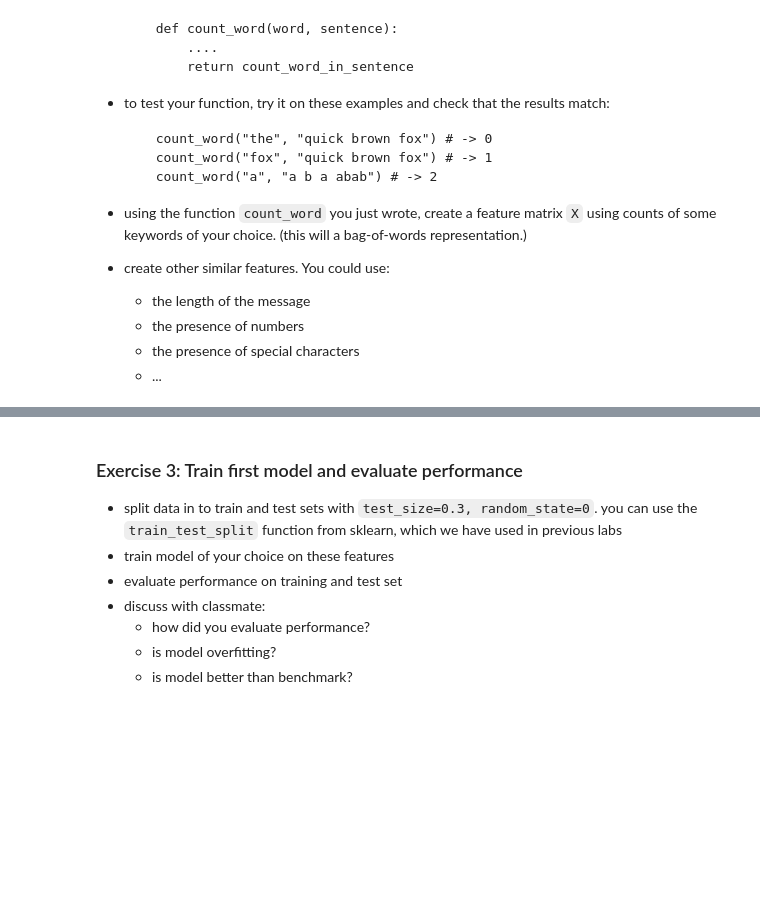
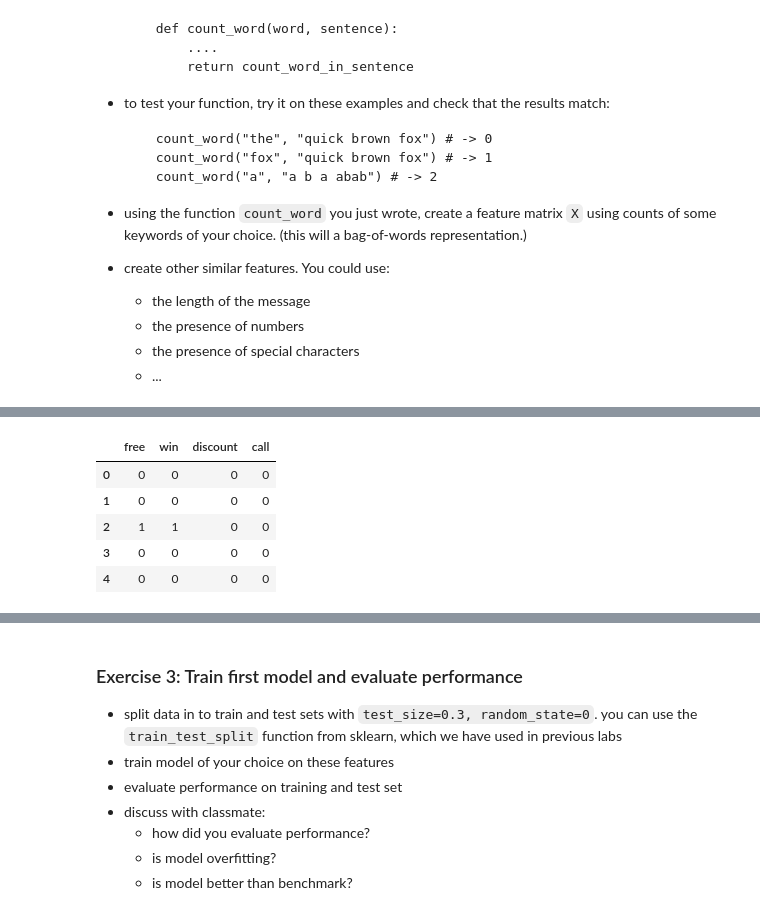
Before and after one commit to zerotodeeplearning/ztdl-5-day-bootcamp, a Jupyter notebook: solutions_do_not_open/Lab_24_APP_Text_Classification_solution.ipynb, the cells around one changed output, grey strips where cells are left out. Drawn from its saved outputs; the diff is of its cells as text; code cells hidden in the pictures; blank space fills up the shorter version.

```diff
--- a/solutions_do_not_open/Lab_24_APP_Text_Classification_solution.ipynb
+++ b/solutions_do_not_open/Lab_24_APP_Text_Classification_solution.ipynb
@@ -73,4 +103,17 @@ def count_word(word, sentence):
     tokens = sentence.split()
     return len([w for w in tokens if w == word])
 # %%
-X = pd.DataFrame([count_word('free', d) for d in docs_lower], columns=['free'])
+X = pd.DataFrame([count_word('free', d) for d in docs_lower],
+                 columns=['free'])
+
+for keyword in ['win', 'discount', 'call']:
+    X[keyword] = [count_word(keyword, d) for d in docs_lower]
+
+X.head()
+# %% [output]
+|  | free | win | discount | call |
+| 0 | 0 | 0 | 0 | 0 |
+| 1 | 0 | 0 | 0 | 0 |
+| 2 | 1 | 1 | 0 | 0 |
+| 3 | 0 | 0 | 0 | 0 |
+| 4 | 0 | 0 | 0 | 0 |
```
Also changed, not shown: parts of 36 cells of this notebook, 19 other files.
